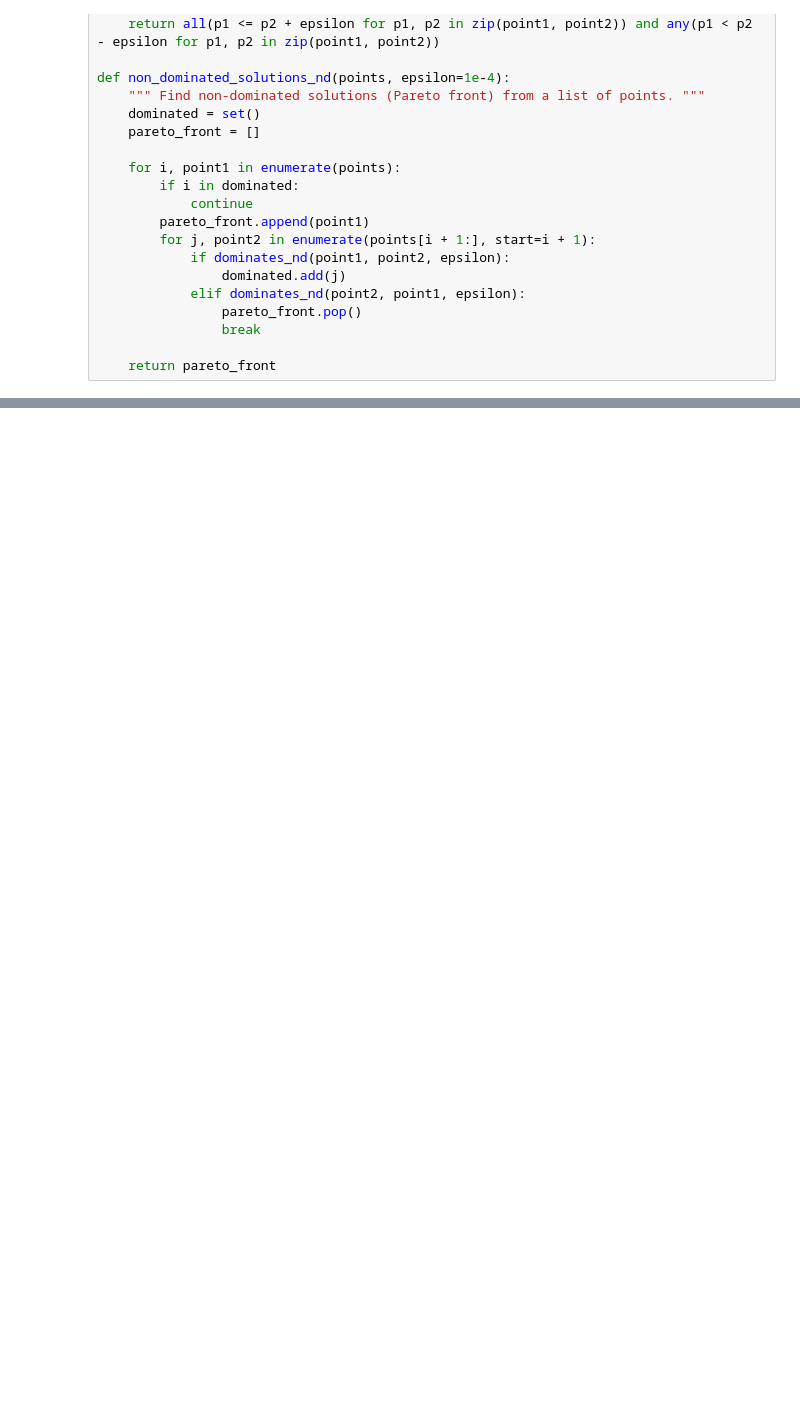
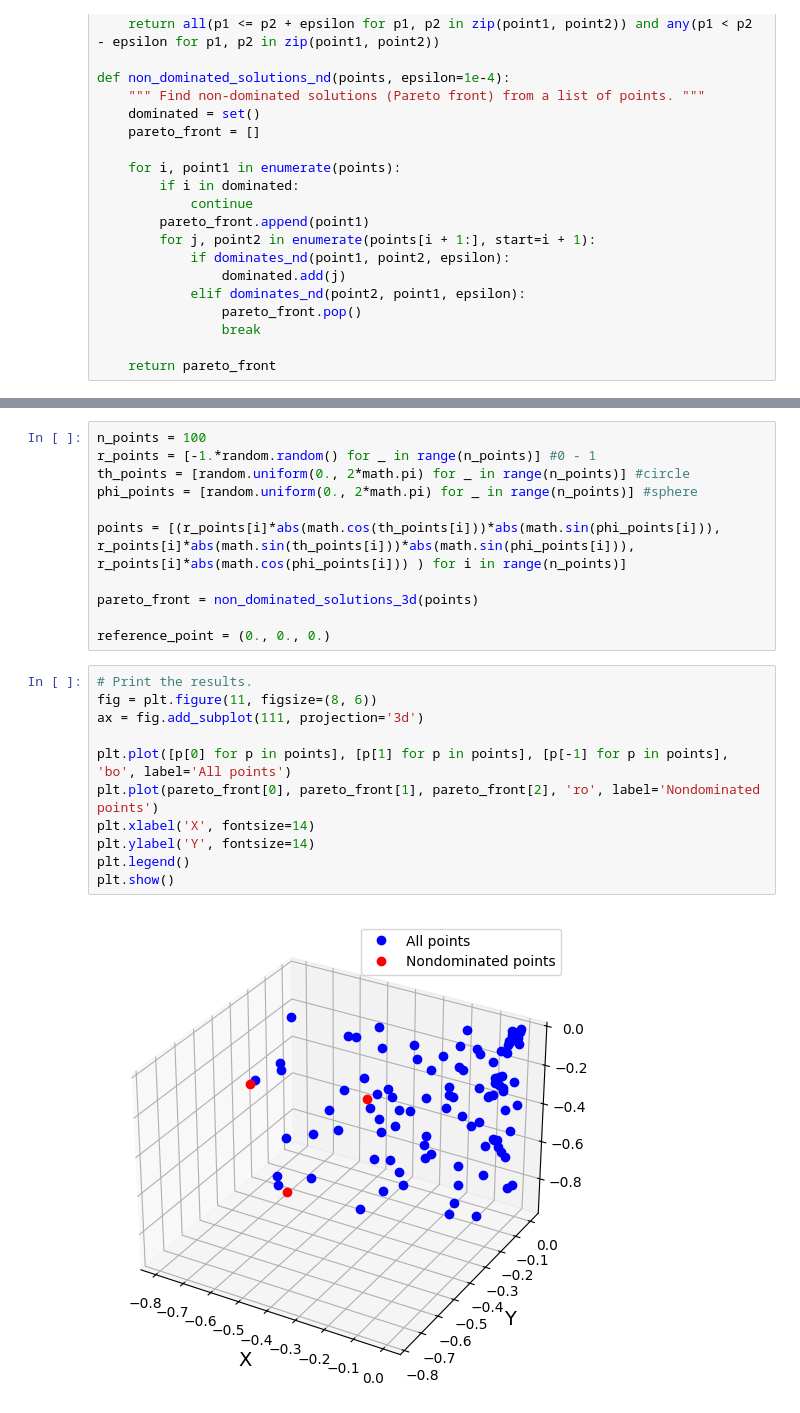
Before and after one commit to aid2e/boot-camp-2024, a Jupyter notebook: AID2E-2024/AID2E-2024/Day-2/MOO_concepts_solutions.ipynb, the cells around one changed output, grey strips where cells are left out. Cells and saved outputs as stored; diff of their text form; blank space fills up the shorter version.

```diff
--- a/AID2E-2024/AID2E-2024/Day-2/MOO_concepts_solutions.ipynb
+++ b/AID2E-2024/AID2E-2024/Day-2/MOO_concepts_solutions.ipynb
@@ -397,0 +574,24 @@ Hypervolume: 1.8049975252594017
+# %%
+n_points = 100
+r_points = [-1.*random.random() for _ in range(n_points)] #0 - 1
+th_points = [random.uniform(0., 2*math.pi) for _ in range(n_points)] #circle
+phi_points = [random.uniform(0., 2*math.pi) for _ in range(n_points)] #sphere
+
+points = [(r_points[i]*abs(math.cos(th_points[i]))*abs(math.sin(phi_points[i])), r_points[i]*abs(math.sin(th_points[i]))*abs(math.sin(phi_points[i])), r_points[i]*abs(math.cos(phi_points[i])) ) for i in range(n_points)]
+
+pareto_front = non_dominated_solutions_3d(points)
+
+reference_point = (0., 0., 0.)
+# %%
+# Print the results.
+fig = plt.figure(11, figsize=(8, 6))
+ax = fig.add_subplot(111, projection='3d')
+
+plt.plot([p[0] for p in points], [p[1] for p in points], [p[-1] for p in points], 'bo', label='All points')
+plt.plot(pareto_front[0], pareto_front[1], pareto_front[2], 'ro', label='Nondominated points')
+plt.xlabel('X', fontsize=14)
+plt.ylabel('Y', fontsize=14)
+plt.legend()
+plt.show()
+# %% [output]
+[figure, added]
```
Also changed, not shown: parts of 16 cells of this notebook, 3 other files.
